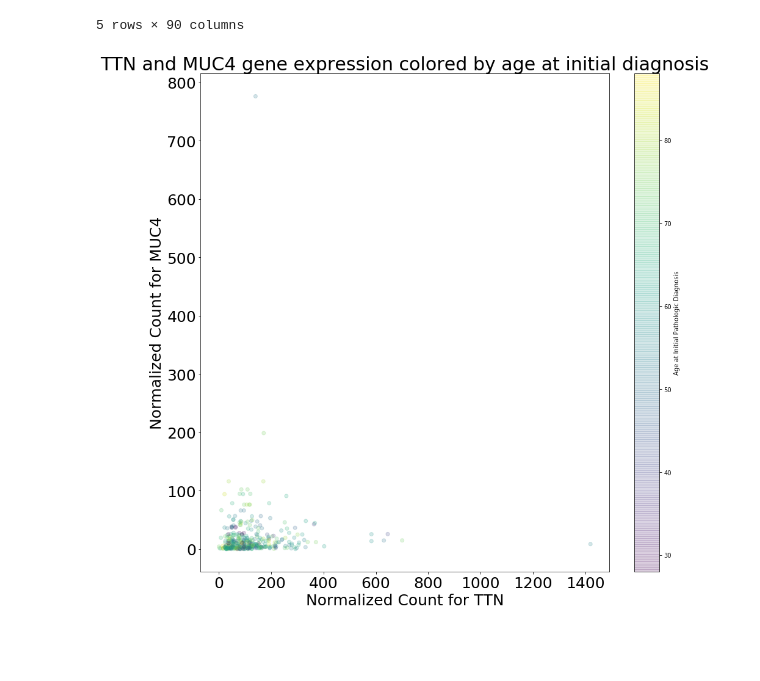
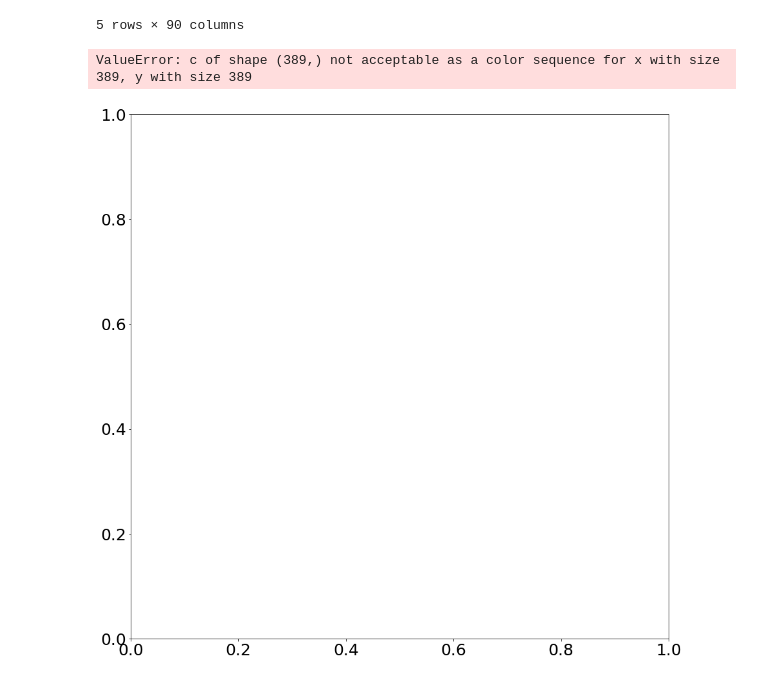
Before and after one commit to SVAI/geviz, a Jupyter notebook: numfah/plots_gene_expression.ipynb, the cells around one changed output. Saved outputs shown, nothing was run; the diff lists cells and outputs as text; code cells hidden in the pictures; blank space fills up the shorter version.

Commit message:
updated plots

```diff
--- a/numfah/plots_gene_expression.ipynb
+++ b/numfah/plots_gene_expression.ipynb
@@ -17,5 +165,5 @@ gene_name = "TTN"
 # %%
-# query database
-query = 'SELECT * FROM tcga_201607_beta.mRNA_KIRP WHERE HGNC_gene_symbol = "' + gene_name + '"'
-df = gbq.read_gbq(query, project_id='p1rcc-aqua')
+# # query database
+# query = 'SELECT * FROM tcga_201607_beta.mRNA_KIRP WHERE HGNC_gene_symbol = "' + gene_name + '"'
+# df = gbq.read_gbq(query, project_id='p1rcc-aqua')
 # %%
@@ -49,3 +208,3 @@ df2 = gbq.read_gbq(query2, project_id='p1rcc-aqua')
 # %%
-df = df1.merge(df2, left_on="ParticipantBarcode", right_on="ParticipantBarcode", how="left")
+# df = df1.merge(df2, left_on="ParticipantBarcode", right_on="ParticipantBarcode", how="left")
 # %%
@@ -67,6 +235,7 @@ plt.show()
 import pandas as pd
 clin_data = pd.read_csv("data1.csv")
 # %%
+clin_data = pd.read_csv("data1.csv")
 clin_data_KIRP = clin_data[clin_data['Study'] == "KIRP"]
 # %%
 clin_data_KIRP.head()
@@ -93,15 +262,16 @@ df_all.head()
 # %%
 plt.figure(figsize=(15,15))
 ax = plt.subplot() # Defines ax variable by creating an empty plot
 for item in ([ax.title, ax.xaxis.label, ax.yaxis.label] +
              ax.get_xticklabels() + ax.get_yticklabels()):
     item.set_fontsize(25)
-plt.scatter(df_all['normalized_count_x'],df_all['normalized_count_y'], c=df_all['age_at_initial_pathologic_diagnosis'], alpha=0.2)
+plt.scatter(df_all['normalized_count_x'],df_all['normalized_count_y'], c=df_all['gender'], alpha=0.2)
 plt.xlabel("Normalized Count for " + gene_name1)
 plt.ylabel("Normalized Count for " + gene_name2)
 cbar=plt.colorbar()
-cbar.set_label("Age at Initial Pathologic Diagnosis")
-ax.set_title(gene_name1 + " and " + gene_name2 + " gene expression colored by age at initial diagnosis", fontsize=30)
+cbar.set_label("Gender")
+ax.set_title(gene_name1 + " and " + gene_name2 + " gene expression colored by gender", fontsize=30)
 plt.show()
 # %% [output]
+ValueError: c of shape (389,) not acceptable as a color sequence for x with size 389, y with size 389
-[figure, old version]
+[figure, new version]
```
Also changed, not shown: parts of 26 cells of this notebook.
